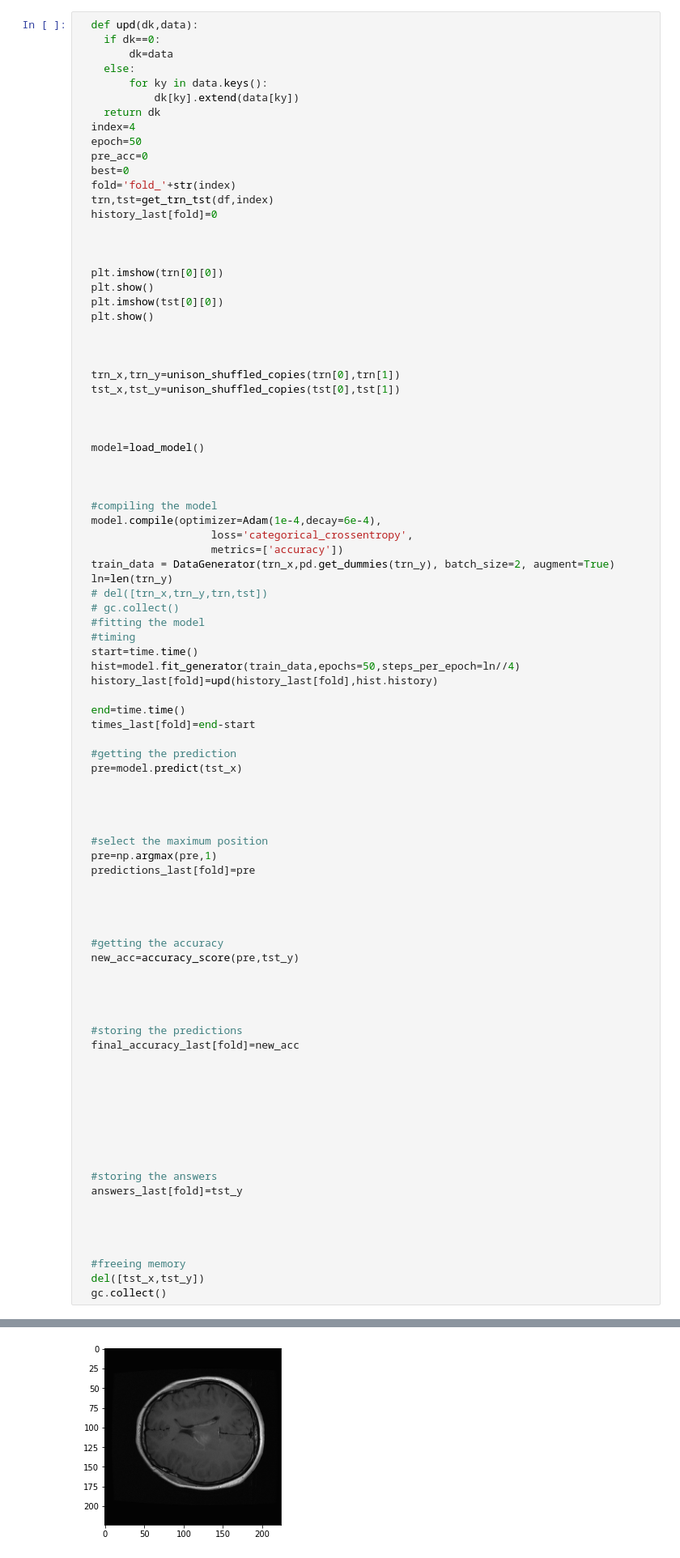
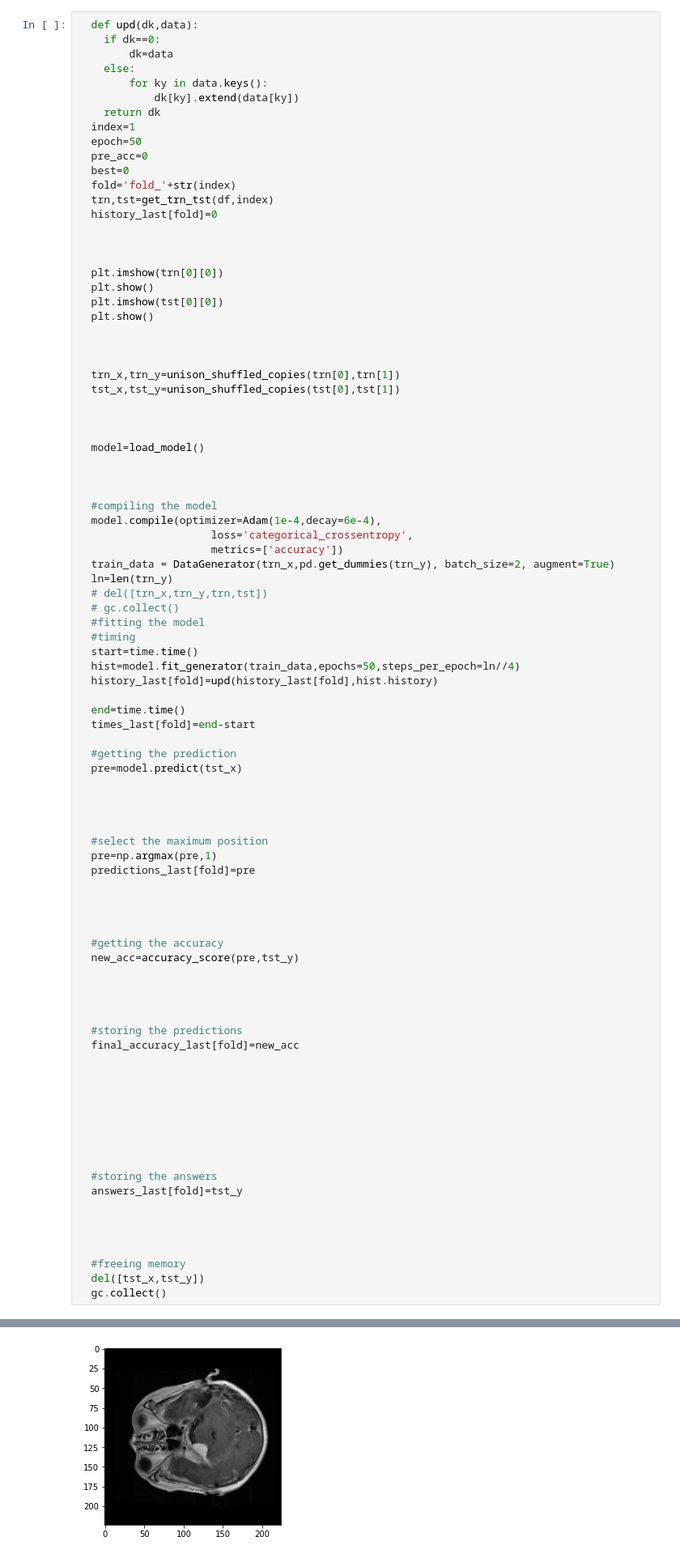
Before and after one commit to greyhound101/internship, a Jupyter notebook: multihead_final_deeper_diferent_1.ipynb, the cells around one changed output, grey strips where cells are left out. Shown: that part at 81% size. Cells and saved outputs as stored; diff of their text form.

```diff
--- a/multihead_final_deeper_diferent_1.ipynb
+++ b/multihead_final_deeper_diferent_1.ipynb
@@ -414,7 +414,7 @@ times_last={}
         for ky in data.keys():
             dk[ky].extend(data[ky])
     return dk
-  index=4
+  index=1
   epoch=50
   pre_acc=0
   best=0
@@ -470,32 +470,32 @@ times_last={}
 
 
 
   #getting the accuracy
   new_acc=accuracy_score(pre,tst_y)
 
 
 
 
   #storing the predictions
   final_accuracy_last[fold]=new_acc
 
 
 
 
 
 
 
 
   #storing the answers
   answers_last[fold]=tst_y
 
 
 
 
   #freeing memory
   del([tst_x,tst_y])
   gc.collect()
 # %% [output]
 [figure]
-[figure, old version]
+[figure, new version]
 Epoch 1/50
```
Also changed, not shown: parts of 3 cells of this notebook.
